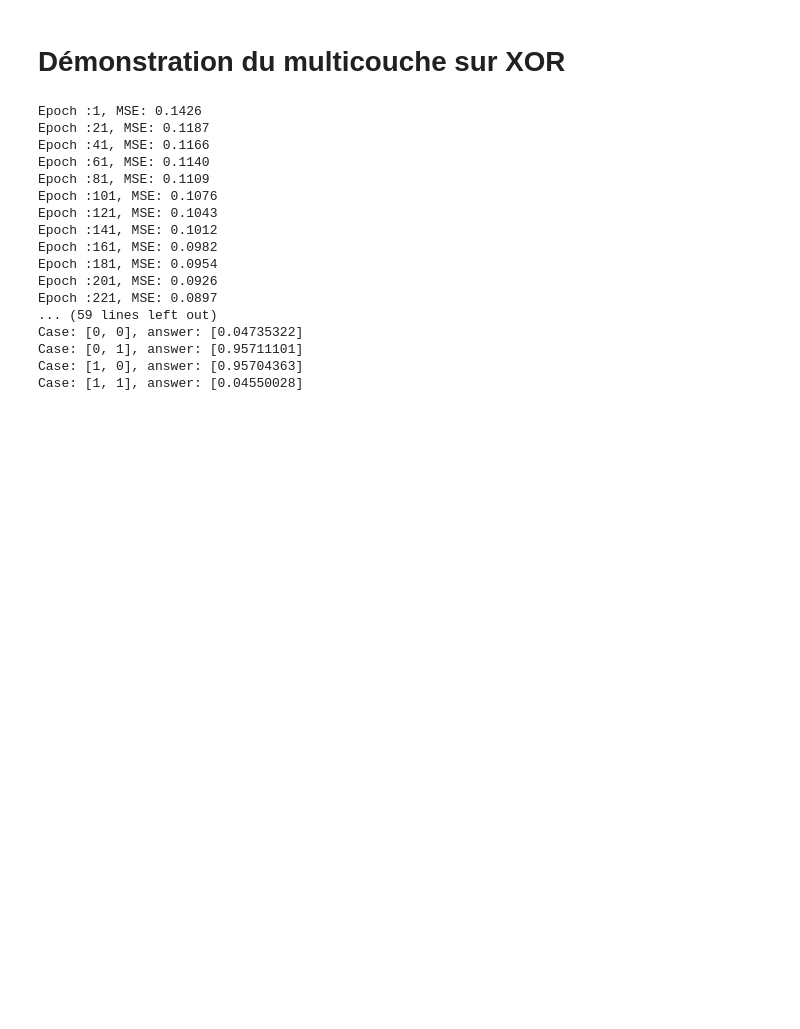
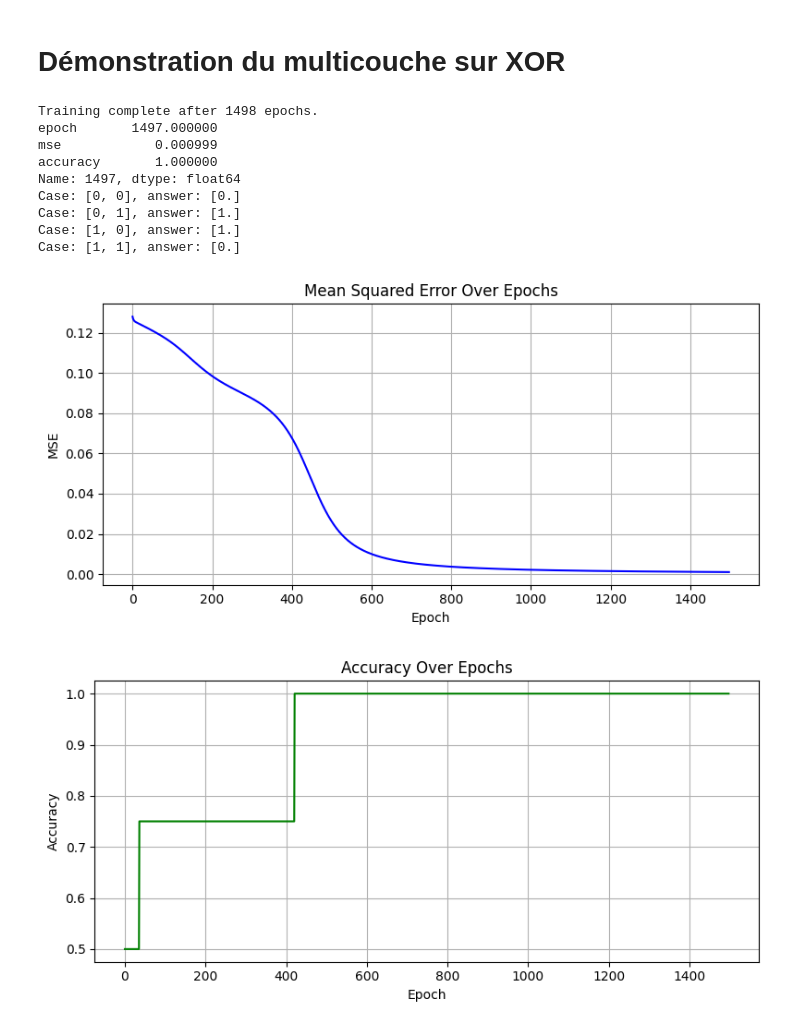
Before and after one commit to abrumsen/Perceptron, a Jupyter notebook: notebooks/demo.ipynb, the cells around one changed output. Drawn from its saved outputs; the diff is of its cells as text; code cells hidden in the pictures; blank space fills up the shorter version.

```diff
--- a/notebooks/demo.ipynb
+++ b/notebooks/demo.ipynb
@@ -73,37 +73,72 @@ debug_forward(model, x)
 # Démonstration du multicouche sur XOR
 # %%
 import numpy as np
+import matplotlib.pyplot as plt
 from ml.layer import Layer
 from ml.model import Model
 
 model = Model([
     Layer(units=2, activation="sigmoid", input_size=2),
     Layer(units=1, activation="sigmoid"),
 ])
 
 x_train = np.array([[0,0],[0,1],[1,0],[1,1]],dtype=float)
 y_train = np.array([0,1,1,0],dtype=float)
 
-model.fit(x_train, y_train, 0.8, 0.001, 2000)
+history = model.fit(x_train, y_train, 0.8, 0.001, 2000)
+print(history)
 
 for case in [[0,0],[0,1],[1,0],[1,1]]:
     answer = model.forward(case)
-    print(f"Case: {case}, answer: {answer}")
+    print(f"Case: {case}, answer: {answer.round()}")
+
+df = history.df
+
+plt.figure(figsize=(8, 4))
+plt.plot(df['epoch'], df['mse'], label='MSE', color='blue')
+plt.xlabel("Epoch")
+plt.ylabel("MSE")
+plt.title("Mean Squared Error Over Epochs")
+plt.grid(True)
+plt.tight_layout()
+plt.show()
+
+plt.figure(figsize=(8, 4))
+plt.plot(df['epoch'], df['accuracy'], label='Accuracy', color='green')
+plt.xlabel("Epoch")
+plt.ylabel("Accuracy")
+plt.title("Accuracy Over Epochs")
+plt.grid(True)
+plt.tight_layout()
+plt.show()
+
+plt.figure(figsize=(6, 6))
+plt.scatter(x_train[:, 0], x_train[:, 1], c=y_train, cmap='bwr', s=100, edgecolors='k')
+# Create grid for decision boundary
+x_min, x_max = x_train[:, 0].min() - 0.1, x_train[:, 0].max() + 0.1
+y_min, y_max = x_train[:, 1].min() - 0.1, x_train[:, 1].max() + 0.1
+xx, yy = np.meshgrid(np.linspace(x_min, x_max, 100), np.linspace(y_min, y_max, 100))
+# Predict for each point in the grid
+Z = np.array([model.forward([x, y]) for x, y in zip(xx.ravel(), yy.ravel())])
+Z = Z.reshape(xx.shape)
+# Plot decision boundary
+plt.contourf(xx, yy, Z, levels=[0, 0.5, 1], cmap='viridis', alpha=0.4)
+
+# Labels and grid
+plt.xlabel("X1")
+plt.ylabel("X2")
+plt.title("XOR Data with Decision Boundary")
+plt.grid(True)
+plt.show()
 # %% [output]
-Epoch :1, MSE: 0.1426
-Epoch :21, MSE: 0.1187
-Epoch :41, MSE: 0.1166
-Epoch :61, MSE: 0.1140
-Epoch :81, MSE: 0.1109
-Epoch :101, MSE: 0.1076
-Epoch :121, MSE: 0.1043
-Epoch :141, MSE: 0.1012
-Epoch :161, MSE: 0.0982
-Epoch :181, MSE: 0.0954
-Epoch :201, MSE: 0.0926
-Epoch :221, MSE: 0.0897
-... (59 lines left out)
-Case: [0, 0], answer: [0.04735322]
-Case: [0, 1], answer: [0.95711101]
-Case: [1, 0], answer: [0.95704363]
-Case: [1, 1], answer: [0.04550028]
+Training complete after 1498 epochs.
+epoch       1497.000000
+mse            0.000999
+accuracy       1.000000
+Name: 1497, dtype: float64
+Case: [0, 0], answer: [0.]
+Case: [0, 1], answer: [1.]
+Case: [1, 0], answer: [1.]
+Case: [1, 1], answer: [0.]
+[figure, added]
+[figure, added]
```
Also changed, not shown: parts of 1 cell of this notebook.
